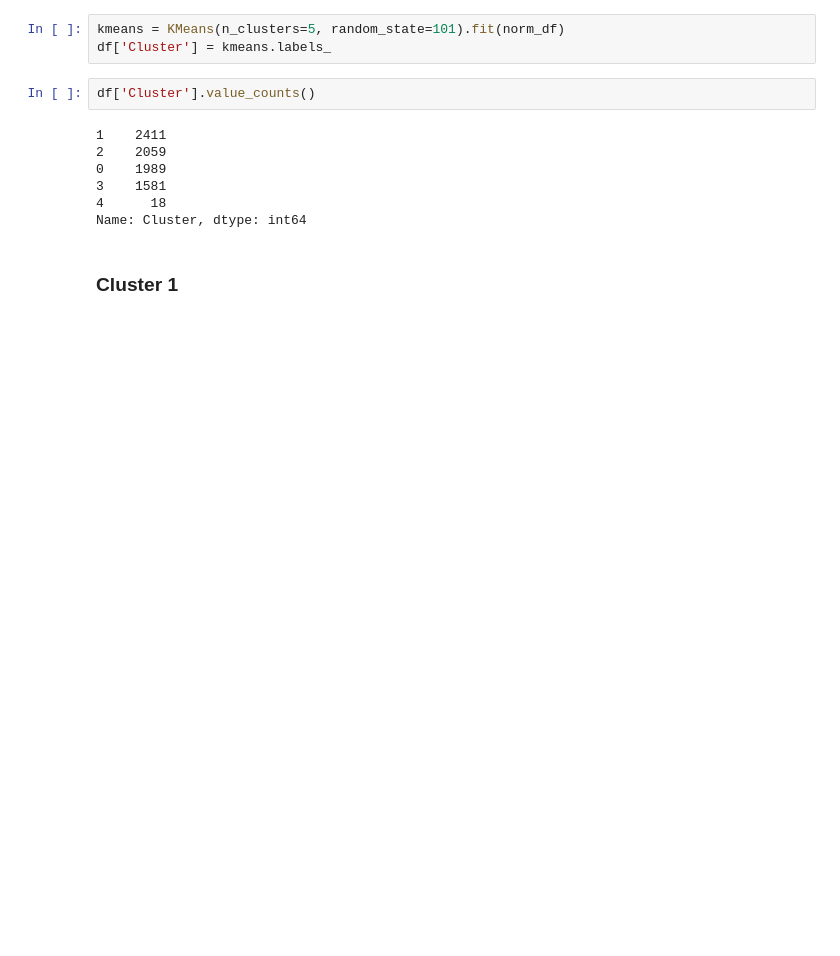
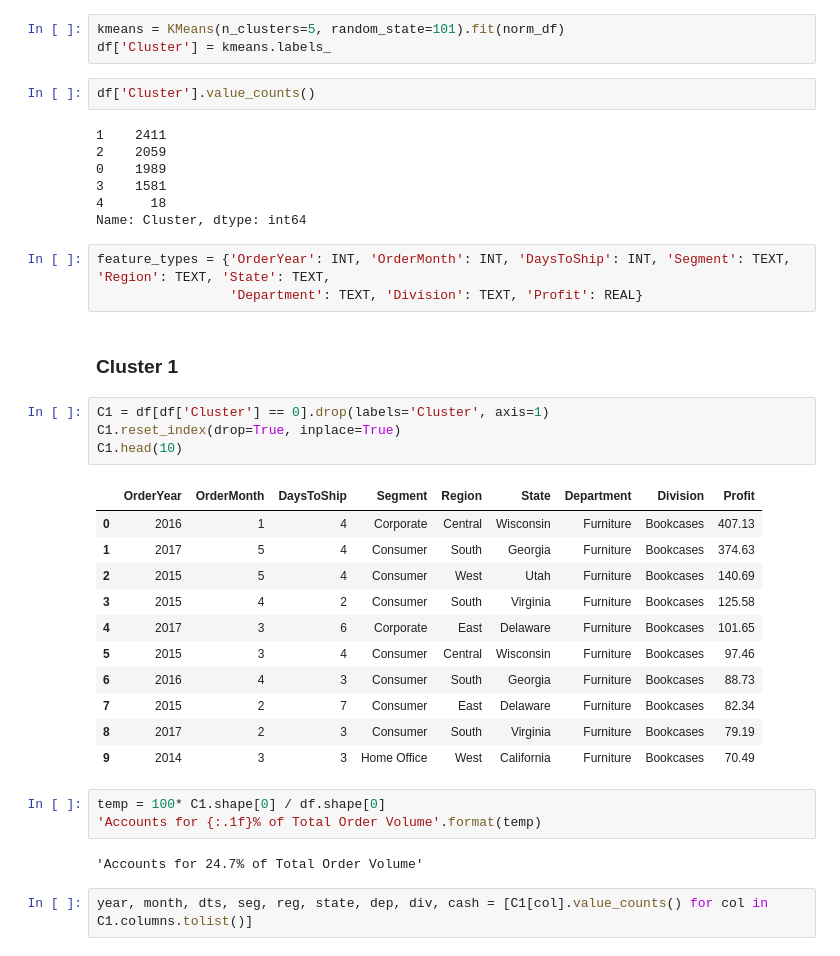
Before and after one commit to Road2Data/P4-Superstore-Sales, a Jupyter notebook: analyses/clustering_analysis.ipynb, the cells around one changed output. Saved outputs shown, nothing was run; the diff lists cells and outputs as text; blank space fills up the shorter version.

```diff
--- a/analyses/clustering_analysis.ipynb
+++ b/analyses/clustering_analysis.ipynb
@@ -128,5 +128,31 @@ df['Cluster'].value_counts()
 3    1581
 4      18
 Name: Cluster, dtype: int64
+# %%
+feature_types = {'OrderYear': INT, 'OrderMonth': INT, 'DaysToShip': INT, 'Segment': TEXT, 'Region': TEXT, 'State': TEXT,
+                 'Department': TEXT, 'Division': TEXT, 'Profit': REAL}
 # %% [markdown]
 ### Cluster 1
+# %%
+C1 = df[df['Cluster'] == 0].drop(labels='Cluster', axis=1)
+C1.reset_index(drop=True, inplace=True)
+C1.head(10)
+# %% [output]
+|  | OrderYear | OrderMonth | DaysToShip | Segment | Region | State | Department | Division | Profit |
+| 0 | 2016 | 1 | 4 | Corporate | Central | Wisconsin | Furniture | Bookcases | 407.13 |
+| 1 | 2017 | 5 | 4 | Consumer | South | Georgia | Furniture | Bookcases | 374.63 |
+| 2 | 2015 | 5 | 4 | Consumer | West | Utah | Furniture | Bookcases | 140.69 |
+| 3 | 2015 | 4 | 2 | Consumer | South | Virginia | Furniture | Bookcases | 125.58 |
+| 4 | 2017 | 3 | 6 | Corporate | East | Delaware | Furniture | Bookcases | 101.65 |
+| 5 | 2015 | 3 | 4 | Consumer | Central | Wisconsin | Furniture | Bookcases | 97.46 |
+| 6 | 2016 | 4 | 3 | Consumer | South | Georgia | Furniture | Bookcases | 88.73 |
+| 7 | 2015 | 2 | 7 | Consumer | East | Delaware | Furniture | Bookcases | 82.34 |
+| 8 | 2017 | 2 | 3 | Consumer | South | Virginia | Furniture | Bookcases | 79.19 |
+| 9 | 2014 | 3 | 3 | Home Office | West | California | Furniture | Bookcases | 70.49 |
+# %%
+temp = 100* C1.shape[0] / df.shape[0]
+'Accounts for {:.1f}% of Total Order Volume'.format(temp)
+# %% [output]
+'Accounts for 24.7% of Total Order Volume'
+# %%
+year, month, dts, seg, reg, state, dep, div, cash = [C1[col].value_counts() for col in C1.columns.tolist()]
```
Also changed, not shown: parts of 2 cells of this notebook, 2 other files.
